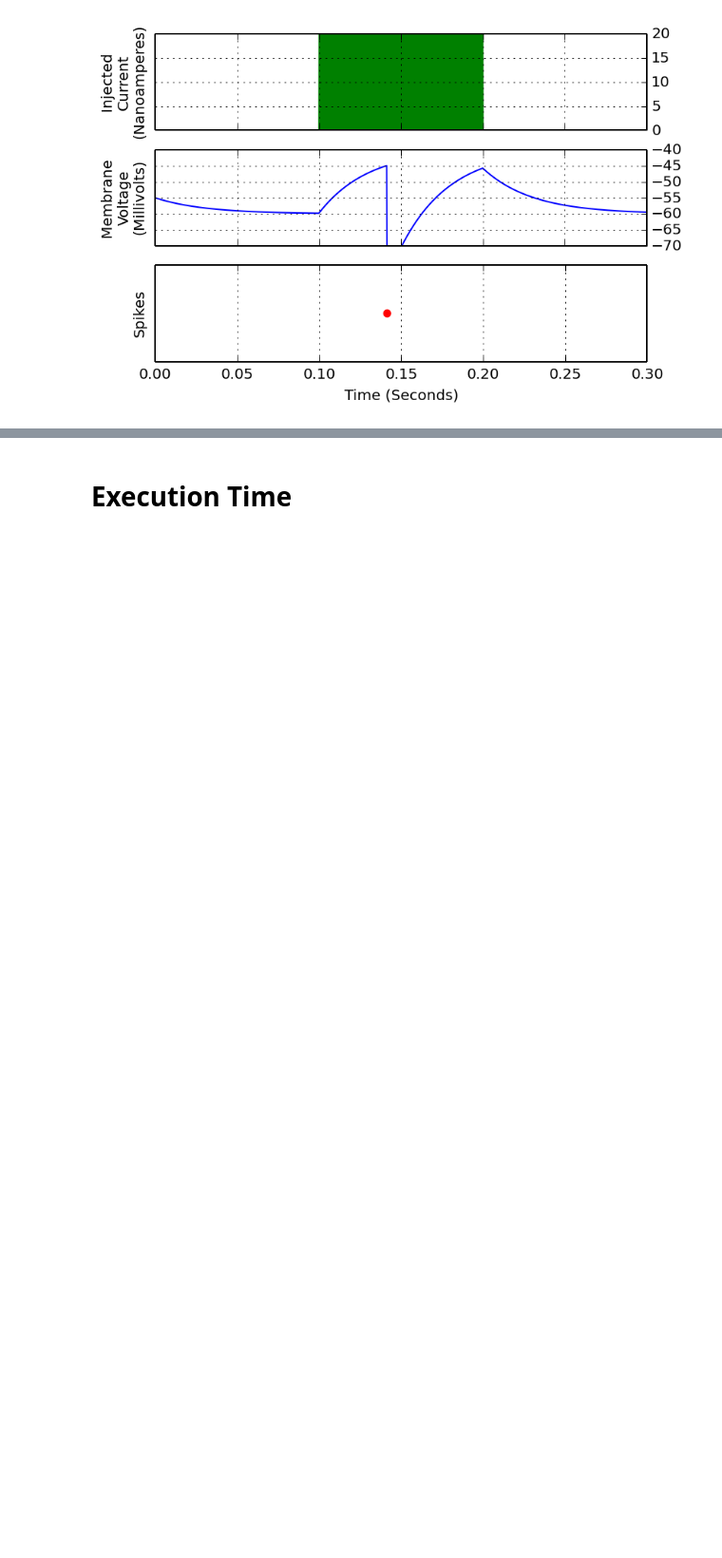
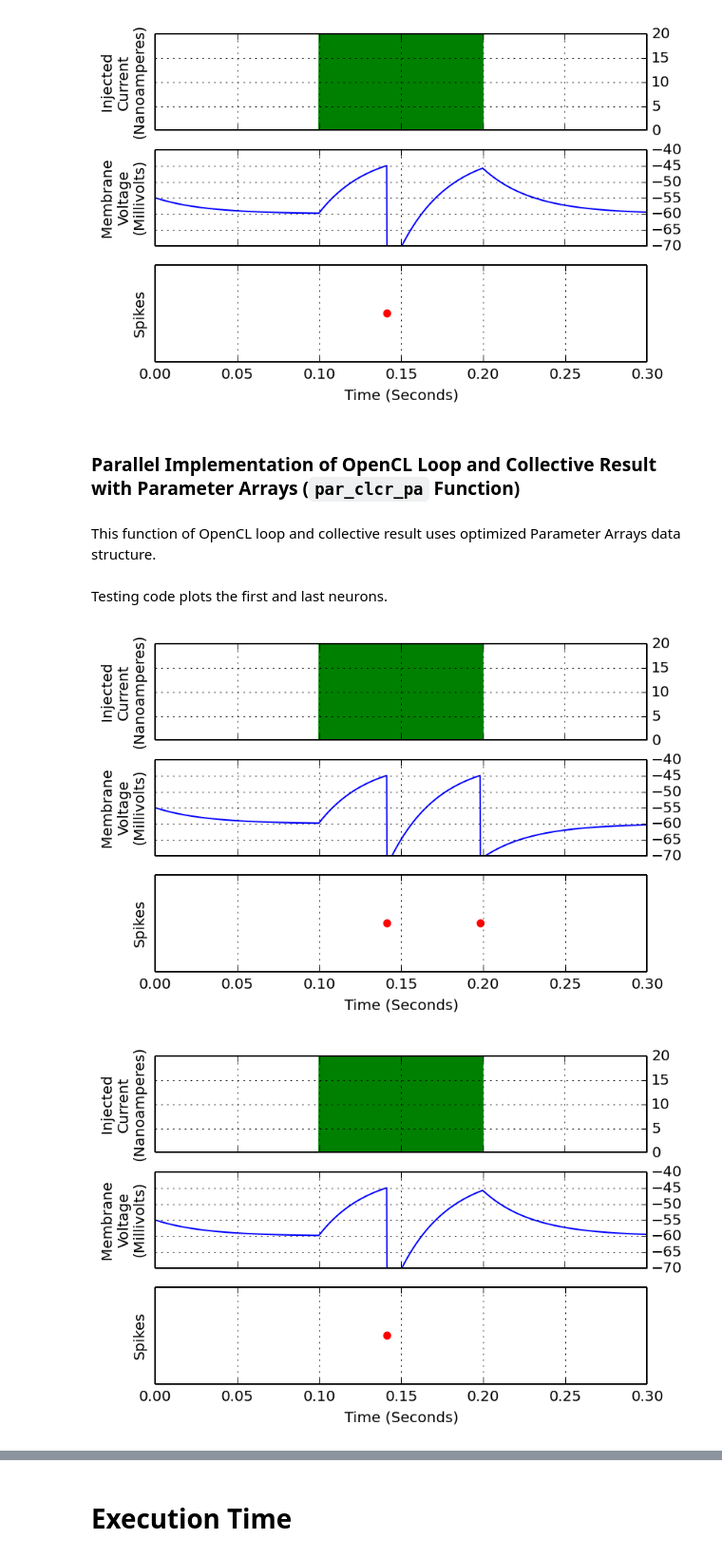
Before and after one commit to ekaakurniawan/3nb, a Jupyter notebook: LifNeuron.ipynb, the cells around one changed output, grey strips where cells are left out. Shown at 95% size. Cells and saved outputs as stored; diff of their text form; code cells hidden in the pictures; blank space fills up the shorter version.

```diff
--- a/LifNeuron.ipynb
+++ b/LifNeuron.ipynb
@@ -1325,3 +1435,7 @@ par_cL_t = run_par_cL(device_id, dt, Iinjects, ttl_neuron, plot = True)
 # %% [output]
 [figure]
 [figure]
+# %% [markdown]
+### Parallel Implementation of OpenCL Loop and Collective Result with Parameter Arrays (`par_clcr_pa` Function)
+# %% [markdown]
+This function of OpenCL loop and collective result uses optimized Parameter Arrays data structure.
@@ -1327,0 +1606,17 @@ par_cL_t = run_par_cL(device_id, dt, Iinjects, ttl_neuron, plot = True)
+# %% [markdown]
+Testing code plots the first and last neurons.
+# %%
+device_id = 1
+
+dt = 2e-4
+
+Iinjects1 = 500 * [0.0]
+Iinjects2 = 500 * [2e-8]
+Iinjects3 = 500 * [0.0]
+Iinjects = np.hstack([Iinjects1, Iinjects2, Iinjects3])
+
+ttl_neuron = 100
+par_clcr_pa_t = run_par_clcr_pa(device_id, dt, Iinjects, ttl_neuron, plot = True)
+# %% [output]
+[figure, added]
+[figure, added]
```
Also changed, not shown: parts of 41 cells of this notebook, 1 other file.
